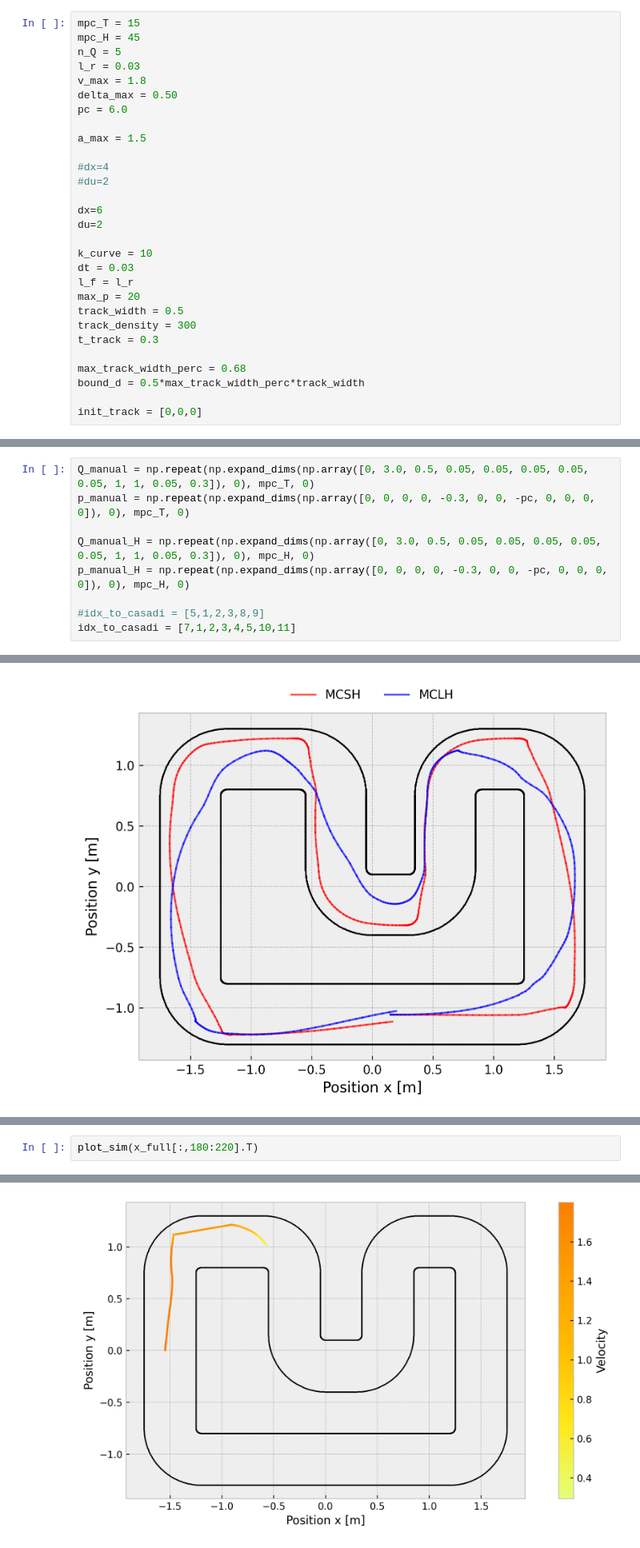
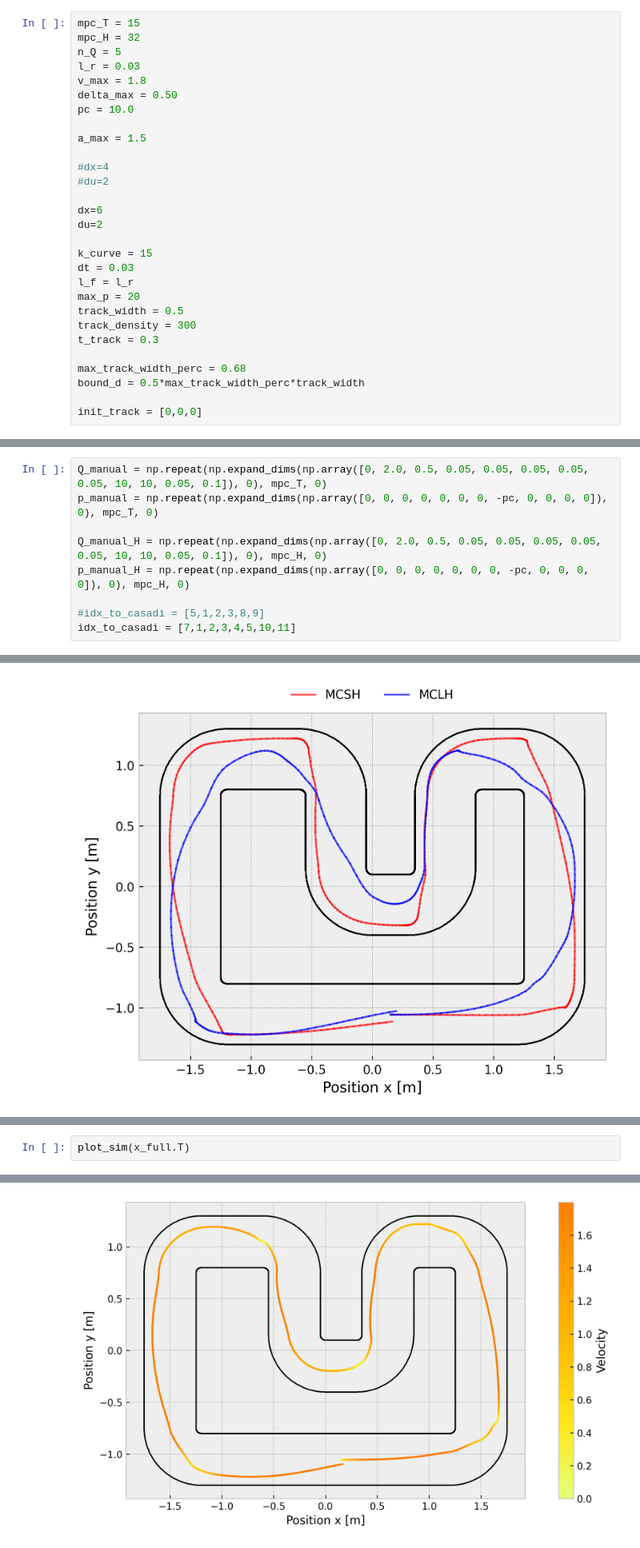
Before and after one commit to AlanLahoud/ZipMPC, a Jupyter notebook: results.ipynb, the cells around one changed output, grey strips where cells are left out. Shown at 80% size. Saved outputs shown, nothing was run; the diff lists cells and outputs as text.

```diff
--- a/results.ipynb
+++ b/results.ipynb
@@ -97,12 +97,12 @@ def plot_sim_all(x_simulateds):
     plt.savefig('./imgs_paper/traj_race_all.png', format='png', dpi=300)
 # %%
 mpc_T = 15
-mpc_H = 45
+mpc_H = 32
 n_Q = 5
 l_r = 0.03
 v_max = 1.8
 delta_max = 0.50
-pc = 6.0
+pc = 10.0
 
 a_max = 1.5
 
@@ -112,7 +112,7 @@ a_max = 1.5
 dx=6
 du=2
 
-k_curve = 10
+k_curve = 15
 dt = 0.03
 l_f = l_r
 max_p = 20
@@ -185,11 +185,11 @@ TCN(
 # %%
 BS_test = 1
 # %%
-Q_manual = np.repeat(np.expand_dims(np.array([0, 3.0, 0.5, 0.05, 0.05, 0.05, 0.05, 0.05, 1, 1, 0.05, 0.3]), 0), mpc_T, 0)
-p_manual = np.repeat(np.expand_dims(np.array([0, 0, 0, 0, -0.3, 0, 0, -pc, 0, 0, 0, 0]), 0), mpc_T, 0)
+Q_manual = np.repeat(np.expand_dims(np.array([0, 2.0, 0.5, 0.05, 0.05, 0.05, 0.05, 0.05, 10, 10, 0.05, 0.1]), 0), mpc_T, 0)
+p_manual = np.repeat(np.expand_dims(np.array([0, 0, 0, 0, 0, 0, 0, -pc, 0, 0, 0, 0]), 0), mpc_T, 0)
 
-Q_manual_H = np.repeat(np.expand_dims(np.array([0, 3.0, 0.5, 0.05, 0.05, 0.05, 0.05, 0.05, 1, 1, 0.05, 0.3]), 0), mpc_H, 0)
-p_manual_H = np.repeat(np.expand_dims(np.array([0, 0, 0, 0, -0.3, 0, 0, -pc, 0, 0, 0, 0]), 0), mpc_H, 0)
+Q_manual_H = np.repeat(np.expand_dims(np.array([0, 2.0, 0.5, 0.05, 0.05, 0.05, 0.05, 0.05, 10, 10, 0.05, 0.1]), 0), mpc_H, 0)
+p_manual_H = np.repeat(np.expand_dims(np.array([0, 0, 0, 0, 0, 0, 0, -pc, 0, 0, 0, 0]), 0), mpc_H, 0)
 
 #idx_to_casadi = [5,1,2,3,8,9]
 idx_to_casadi = [7,1,2,3,4,5,10,11]
@@ -339,11 +339,11 @@ Total Arc Length: 11.568244517641709
 # %%
-plot_sim(x_full[:,180:220].T)
+plot_sim(x_full.T)
 # %% [output]
 x_init: 0.15000000000000002
 y_init: -1.0499999999999994
 yaw_init: 0.0
 Total Arc Length: 11.568244517641709
-[figure, old version]
+[figure, new version]
 # %%
 x_full.shape
 # %% [output]
```
Also changed, not shown: parts of 4 cells of this notebook, 1 other file.
